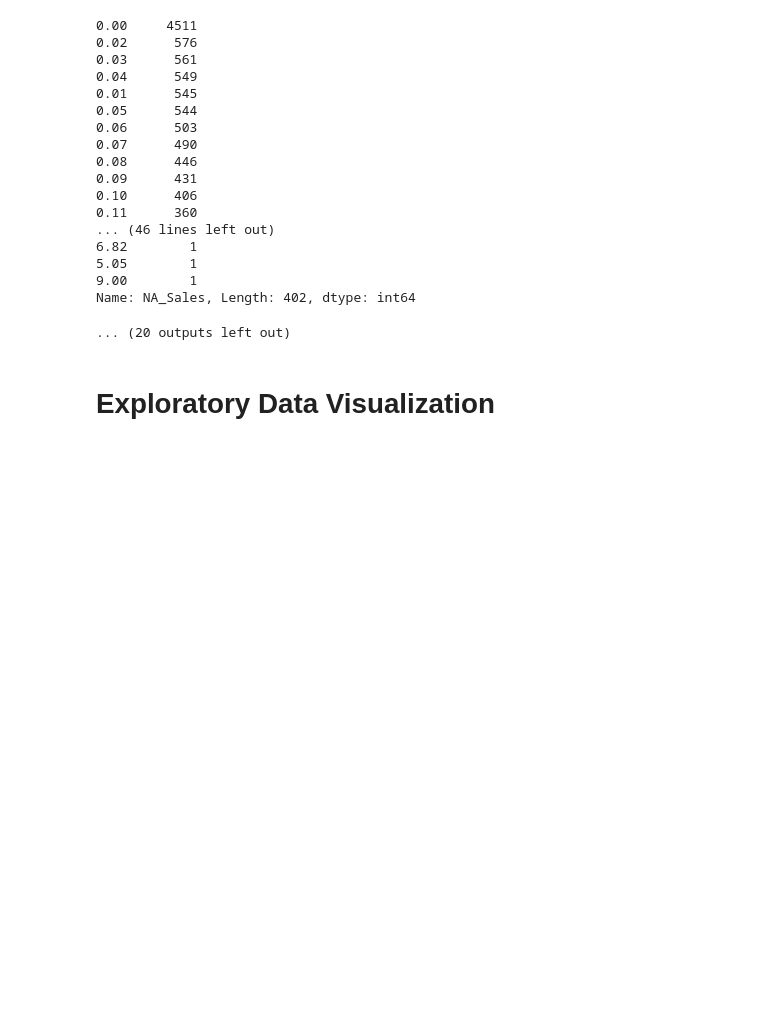
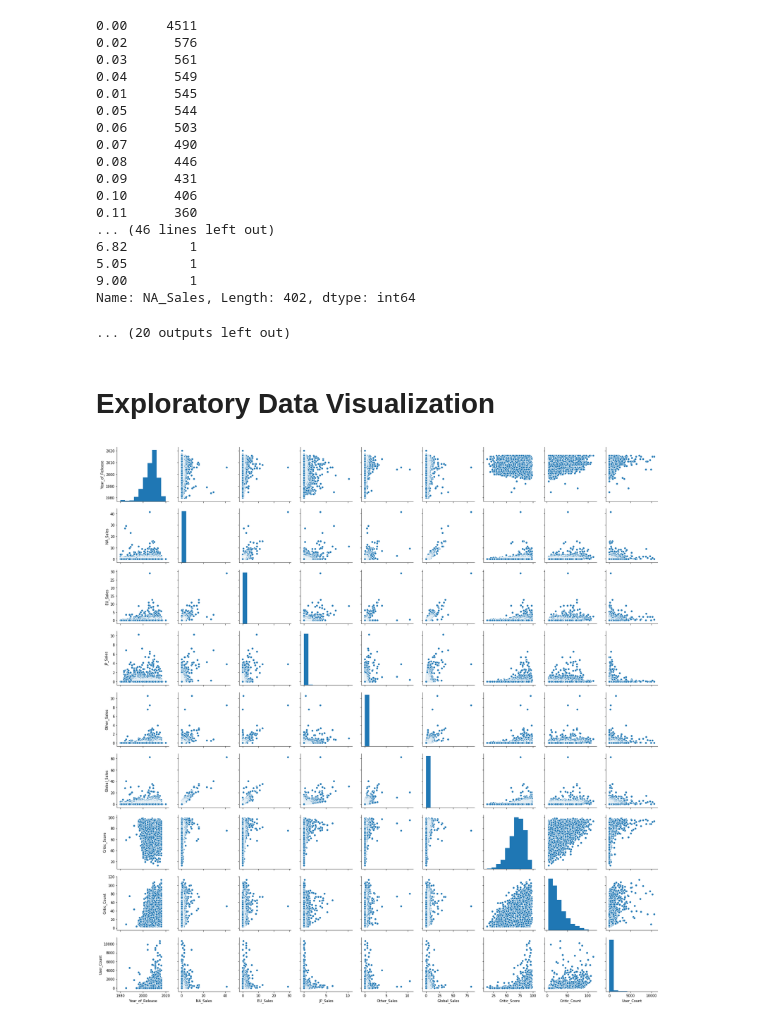
Before and after one commit to joseh4/projection_of_video_game_sales, a Jupyter notebook: master.ipynb, the cells around one changed output. Cells and saved outputs as stored; diff of their text form; code cells hidden in the pictures; blank space fills up the shorter version.

```diff
--- a/master.ipynb
+++ b/master.ipynb
@@ -253,3 +410,7 @@ Name: NA_Sales, Length: 402, dtype: int64
 ... (20 outputs left out)
 # %% [markdown]
 # Exploratory Data Visualization
+# %%
+sns.pairplot(video_game_df);
+# %% [output]
+[figure, added]
```
Also changed, not shown: parts of 18 cells of this notebook.
